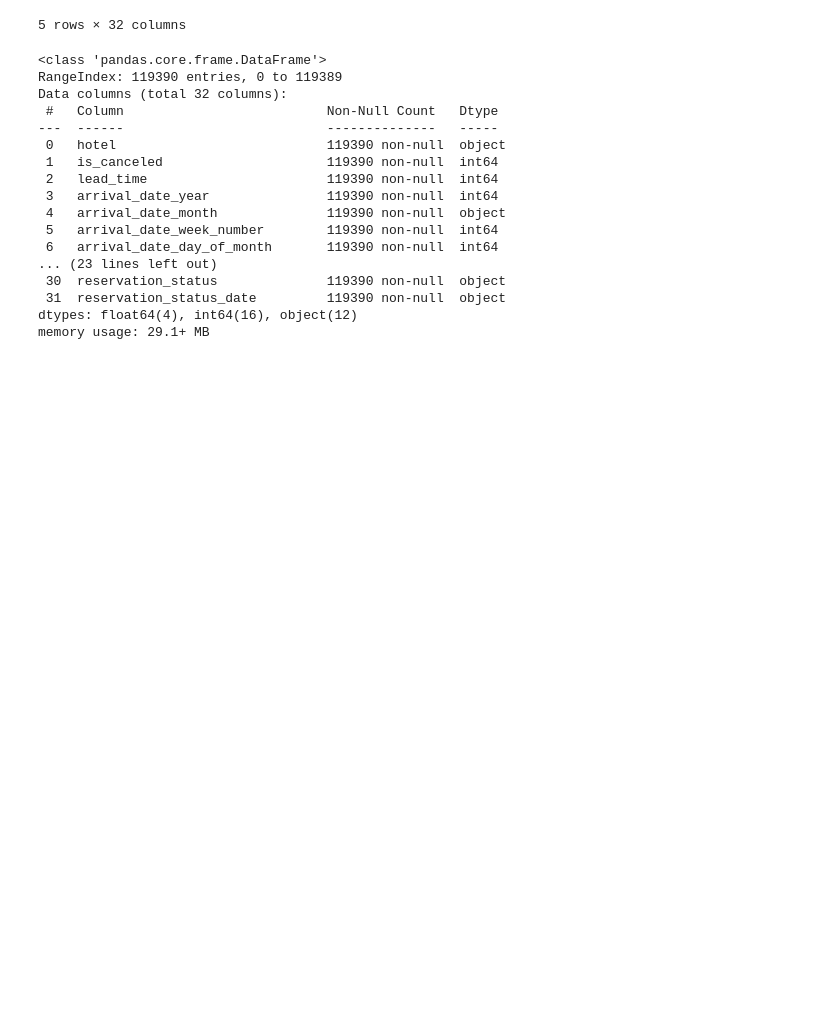
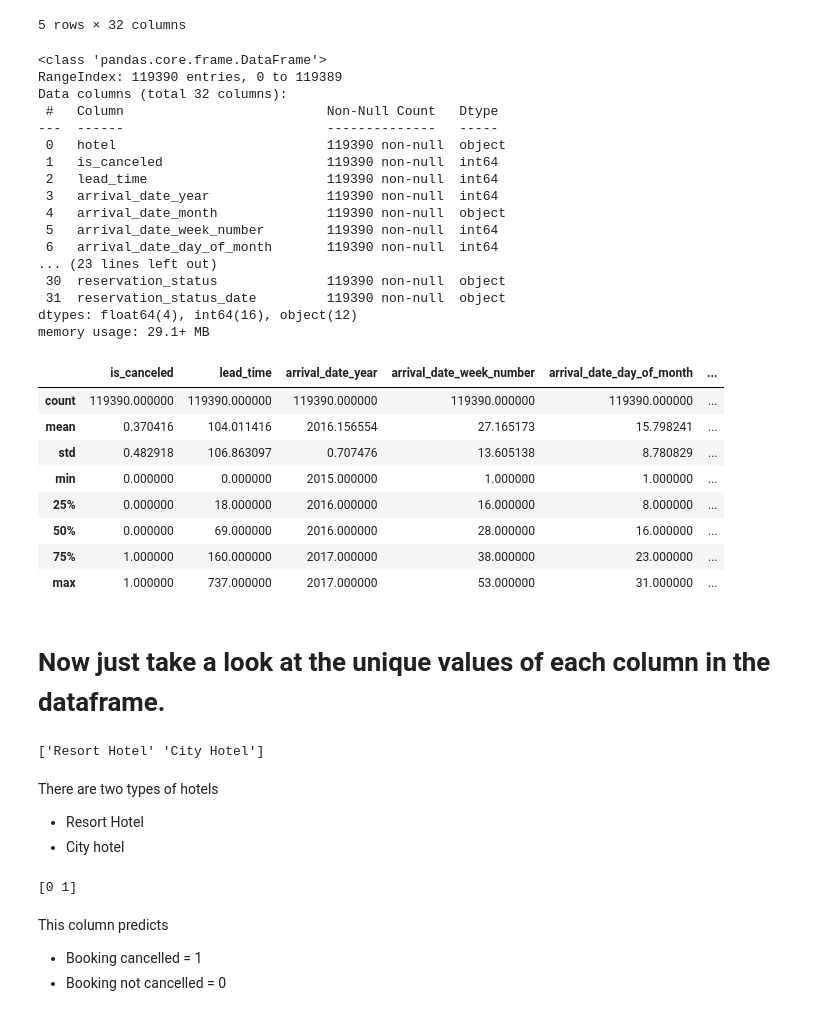
Before and after one commit to shrikantkute/EDA-Hotel-Booking, a Jupyter notebook: Hotel_Booking_EDA.ipynb, the cells around one changed output. Saved outputs shown, nothing was run; the diff lists cells and outputs as text; code cells hidden in the pictures; blank space fills up the shorter version.

```diff
--- a/Hotel_Booking_EDA.ipynb
+++ b/Hotel_Booking_EDA.ipynb
@@ -59,3 +59,34 @@ Data columns (total 32 columns):
  31  reservation_status_date         119390 non-null  object
 dtypes: float64(4), int64(16), object(12)
 memory usage: 29.1+ MB
+# %%
+# Check statastical aspects of the data
+hotel_df.describe()
+# %% [output]
+|  | is_canceled | lead_time | arrival_date_year | arrival_date_week_number | arrival_date_day_of_month | ... |
+| count | 119390.000000 | 119390.000000 | 119390.000000 | 119390.000000 | 119390.000000 | ... |
+| mean | 0.370416 | 104.011416 | 2016.156554 | 27.165173 | 15.798241 | ... |
+| std | 0.482918 | 106.863097 | 0.707476 | 13.605138 | 8.780829 | ... |
+| min | 0.000000 | 0.000000 | 2015.000000 | 1.000000 | 1.000000 | ... |
+| 25% | 0.000000 | 18.000000 | 2016.000000 | 16.000000 | 8.000000 | ... |
+| 50% | 0.000000 | 69.000000 | 2016.000000 | 28.000000 | 16.000000 | ... |
+| 75% | 1.000000 | 160.000000 | 2017.000000 | 38.000000 | 23.000000 | ... |
+| max | 1.000000 | 737.000000 | 2017.000000 | 53.000000 | 31.000000 | ... |
+# %% [markdown]
+# Now just take a look at the unique values of each column in the dataframe.
+# %%
+print(hotel_df['hotel'].unique())
+# %% [output]
+['Resort Hotel' 'City Hotel']
+# %% [markdown]
+There are two types of hotels
+* Resort Hotel
+* City hotel
+# %%
+print(hotel_df['is_canceled'].unique())
+# %% [output]
+[0 1]
+# %% [markdown]
+This column predicts
+* Booking cancelled = 1
+* Booking not cancelled = 0
```
Also changed, not shown: parts of 32 cells of this notebook.
